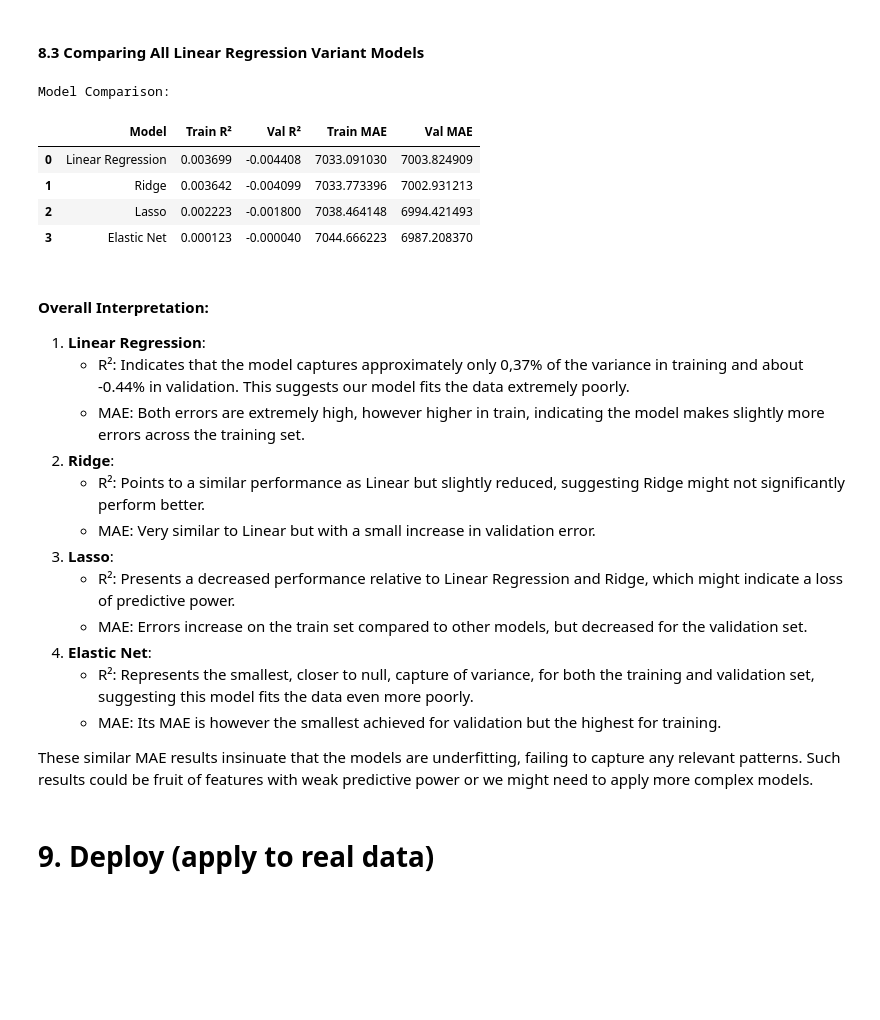
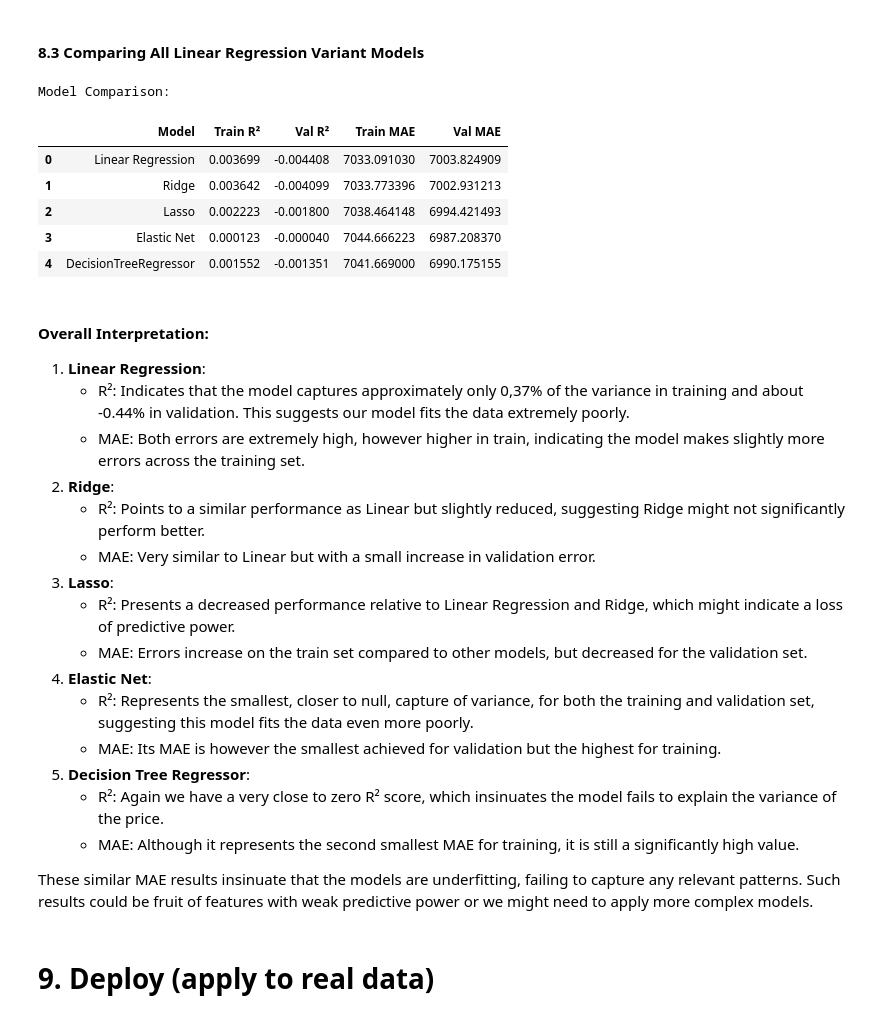
Before and after one commit to TheFriendlyTwin/Group14-Cars4You-Project, a Jupyter notebook: Homework_Group14.ipynb, the cells around one changed output. Saved outputs shown, nothing was run; the diff lists cells and outputs as text; code cells hidden in the pictures; blank space fills up the shorter version.

```diff
--- a/Homework_Group14.ipynb
+++ b/Homework_Group14.ipynb
@@ -2017,0 +1996,6 @@ Features selected: 142 out of 219
+# %%
+# First: Initialize the Decision Tree Regressor
+regressor = DecisionTreeRegressor(max_depth=4, random_state=42)
+# %%
+# Second: Train the model
+regressor.fit(ohc_X_train, y_train)
@@ -2017,0 +2004,3 @@ Features selected: 142 out of 219
+# %%
+# Third: Predict on train set
+y_train_pred_tree = regressor.predict(ohc_X_train)
@@ -2017,0 +2016,3 @@ Features selected: 142 out of 219
+# %%
+# Fourth: Predict on the validation set
+y_val_pred_tree = regressor.predict(ohc_X_val)
@@ -2224,42 +2261,47 @@ All the above models have a high p-value for the relationship between them and t
 # %%
 # Create comparison dataframe
 comparison = pd.DataFrame({
-    'Model': ['Linear Regression', 'Ridge', 'Lasso', 'Elastic Net'],
+    'Model': ['Linear Regression', 'Ridge', 'Lasso', 'Elastic Net', 'DecisionTreeRegressor'],
     'Train R²': [
         r2_score(y_train, y_pred_train),
         r2_score(y_train, y_pred_ridge_train),
         r2_score(y_train, y_pred_lasso_train),
-        r2_score(y_train, y_pred_elastic_train)
+        r2_score(y_train, y_pred_elastic_train),
+        r2_score(y_train, y_train_pred_tree)
     ],
     'Val R²': [
         r2_score(y_validation, lin_model.predict(ohc_X_val)),
         r2_score(y_validation, y_pred_ridge_val),
         r2_score(y_validation, y_pred_lasso_val),
-        r2_score(y_validation, y_pred_elastic_val)
+        r2_score(y_validation, y_pred_elastic_val),
+        r2_score(y_validation, y_val_pred_tree)
     ],
     'Train MAE': [
         mean_absolute_error(y_train, y_pred_train),
         mean_absolute_error(y_train, y_pred_ridge_train),
         mean_absolute_error(y_train, y_pred_lasso_train),
-        mean_absolute_error(y_train, y_pred_elastic_train)
+        mean_absolute_error(y_train, y_pred_elastic_train),
+        mean_absolute_error(y_train, y_train_pred_tree)
     ],
     'Val MAE': [
         mean_absolute_error(y_validation, lin_model.predict(ohc_X_val)),
         mean_absolute_error(y_validation, y_pred_ridge_val),
         mean_absolute_error(y_validation, y_pred_lasso_val),
-        mean_absolute_error(y_validation, y_pred_elastic_val)
+        mean_absolute_error(y_validation, y_pred_elastic_val),
+        mean_absolute_error(y_validation, y_val_pred_tree)
     ]
 })
 
 print("Model Comparison:")
 comparison
 # %% [output]
 Model Comparison:
 |  | Model | Train R² | Val R² | Train MAE | Val MAE |
 | 0 | Linear Regression | 0.003699 | -0.004408 | 7033.091030 | 7003.824909 |
 | 1 | Ridge | 0.003642 | -0.004099 | 7033.773396 | 7002.931213 |
 | 2 | Lasso | 0.002223 | -0.001800 | 7038.464148 | 6994.421493 |
 | 3 | Elastic Net | 0.000123 | -0.000040 | 7044.666223 | 6987.208370 |
+| 4 | DecisionTreeRegressor | 0.001552 | -0.001351 | 7041.669000 | 6990.175155 |
 # %% [markdown]
 #### Overall Interpretation:
 
@@ -2275,6 +2317,9 @@ Model Comparison:
 4. **Elastic Net**:
     - R²: Represents the smallest, closer to null, capture of variance, for both the training and validation set, suggesting this model fits the data even more poorly.
     - MAE: Its MAE is however the smallest achieved for validation but the highest for training.
+5. **Decision Tree Regressor**:
+    - R²: Again we have a very close to zero R² score, which insinuates the model fails to explain the variance of the price.
+    - MAE: Although it represents the second smallest MAE for training, it is still a significantly high value.
 
 These similar MAE results insinuate that the models are underfitting, failing to capture any relevant patterns.
 Such results could be fruit of features with weak predictive power or we might need to apply more complex models.
```
Also changed, not shown: parts of 27 cells of this notebook.
